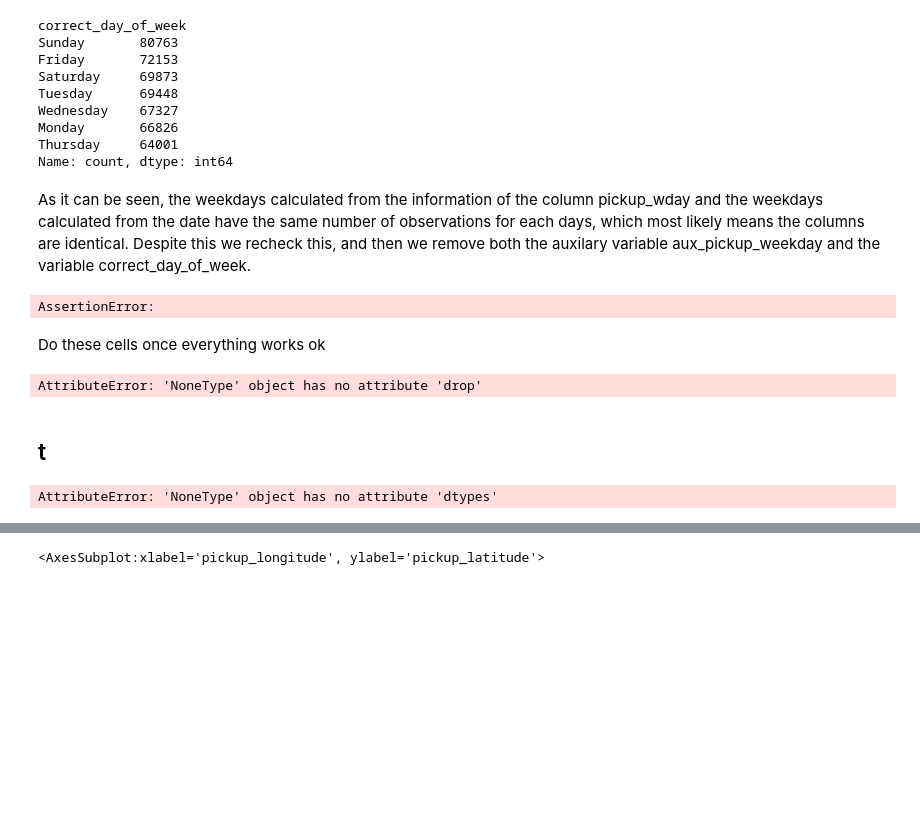
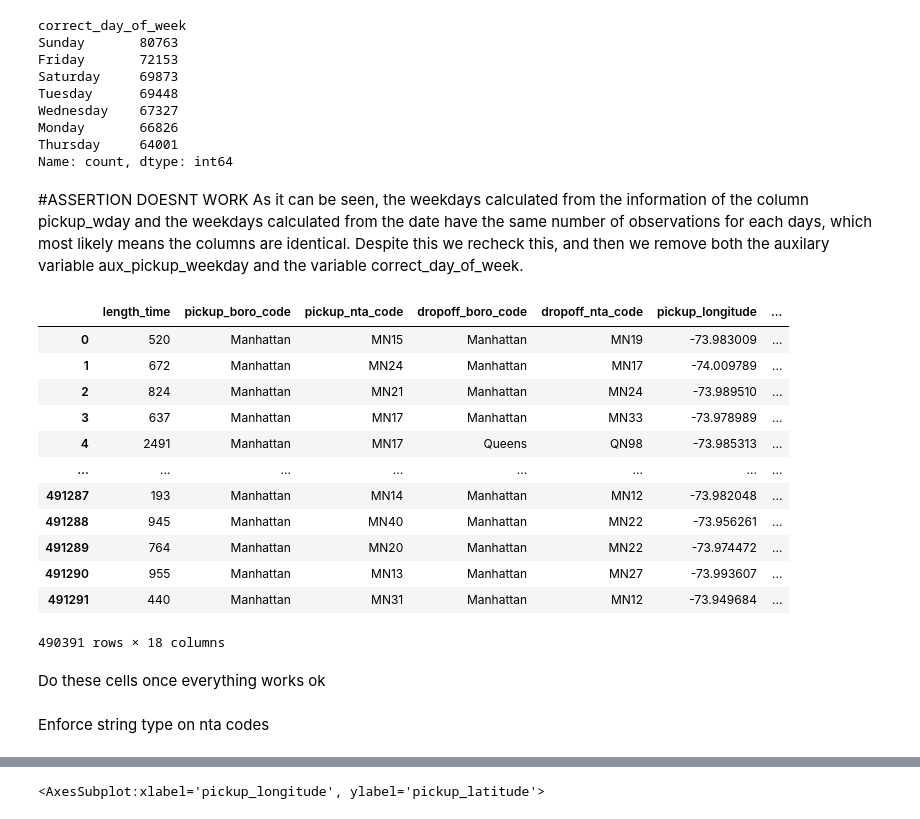
Before and after one commit to MichalKrzyzanski2002/Foundations-Data-Science-Project, a Jupyter notebook: Cleaning.ipynb, the cells around one changed output, grey strips where cells are left out. Drawn from its saved outputs; the diff is of its cells as text; code cells hidden in the pictures; blank space fills up the shorter version.

```diff
--- a/Cleaning.ipynb
+++ b/Cleaning.ipynb
@@ -760,24 +774,33 @@ Monday       66826
 Thursday     64001
 Name: count, dtype: int64
 # %% [markdown]
-As it can be seen, the weekdays calculated from the information of the column pickup_wday and the weekdays calculated from the date have the same number of observations for each days, which most likely means the columns are identical. Despite this we recheck this, and then we remove both the auxilary variable aux_pickup_weekday and the variable correct_day_of_week.
+#ASSERTION DOESNT WORK As it can be seen, the weekdays calculated from the information of the column pickup_wday and the weekdays calculated from the date have the same number of observations for each days, which most likely means the columns are identical. Despite this we recheck this, and then we remove both the auxilary variable aux_pickup_weekday and the variable correct_day_of_week.
 # %%
-assert np.array_equal(np.array(data["pickup_wday"]), np.array(data["correct_day_of_week"]))
-data = data.drop(['correct_day_of_week', 'aux_pickup_weekday'], axis = 1)
+#assert np.array_equal(np.array(data["pickup_wday"]), np.array(data["correct_day_of_week"]))
+#data = data.drop(['correct_day_of_week', 'aux_pickup_weekday'], axis = 1)
-# %% [output]
-AssertionError:
+# %%
+data
+# %% [output]
+|  | length_time | pickup_boro_code | pickup_nta_code | dropoff_boro_code | dropoff_nta_code | pickup_longitude | ... |
+| 0 | 520 | Manhattan | MN15 | Manhattan | MN19 | -73.983009 | ... |
+| 1 | 672 | Manhattan | MN24 | Manhattan | MN17 | -74.009789 | ... |
+| 2 | 824 | Manhattan | MN21 | Manhattan | MN24 | -73.989510 | ... |
+| 3 | 637 | Manhattan | MN17 | Manhattan | MN33 | -73.978989 | ... |
+| 4 | 2491 | Manhattan | MN17 | Queens | QN98 | -73.985313 | ... |
+| ... | ... | ... | ... | ... | ... | ... | ... |
+| 491287 | 193 | Manhattan | MN14 | Manhattan | MN12 | -73.982048 | ... |
+| 491288 | 945 | Manhattan | MN40 | Manhattan | MN22 | -73.956261 | ... |
+| 491289 | 764 | Manhattan | MN20 | Manhattan | MN22 | -73.974472 | ... |
+| 491290 | 955 | Manhattan | MN13 | Manhattan | MN27 | -73.993607 | ... |
+| 491291 | 440 | Manhattan | MN31 | Manhattan | MN12 | -73.949684 | ... |
+490391 rows × 18 columns
 # %% [markdown]
 Do these cells once everything works ok
 # %%
-data.drop(['pickup_hour', 'pickup_month', 'pickup_day'], axis=1)
+#data.drop(['pickup_hour', 'pickup_month', 'pickup_day'], axis=1)
-# %% [output]
-AttributeError: 'NoneType' object has no attribute 'drop'
-# %% [markdown]
-## t
+# %% [markdown]
+Enforce string type on nta codes
 # %%
 data.dtypes
 data['pickup_nta_code']=data['pickup_nta_code'].map(str)
 data['dropoff_nta_code']=data['dropoff_nta_code'].map(str)
-data['dropoff_nta_code']=data['dropoff_nta_code'].map(str)
-# %% [output]
-AttributeError: 'NoneType' object has no attribute 'dtypes'
```
Also changed, not shown: parts of 40 cells of this notebook.
